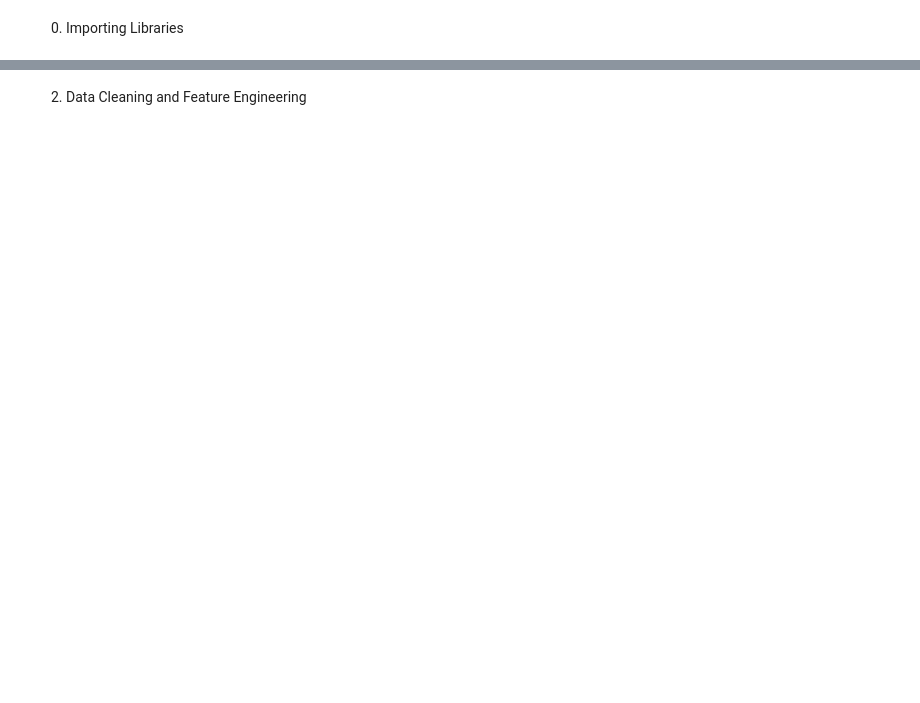
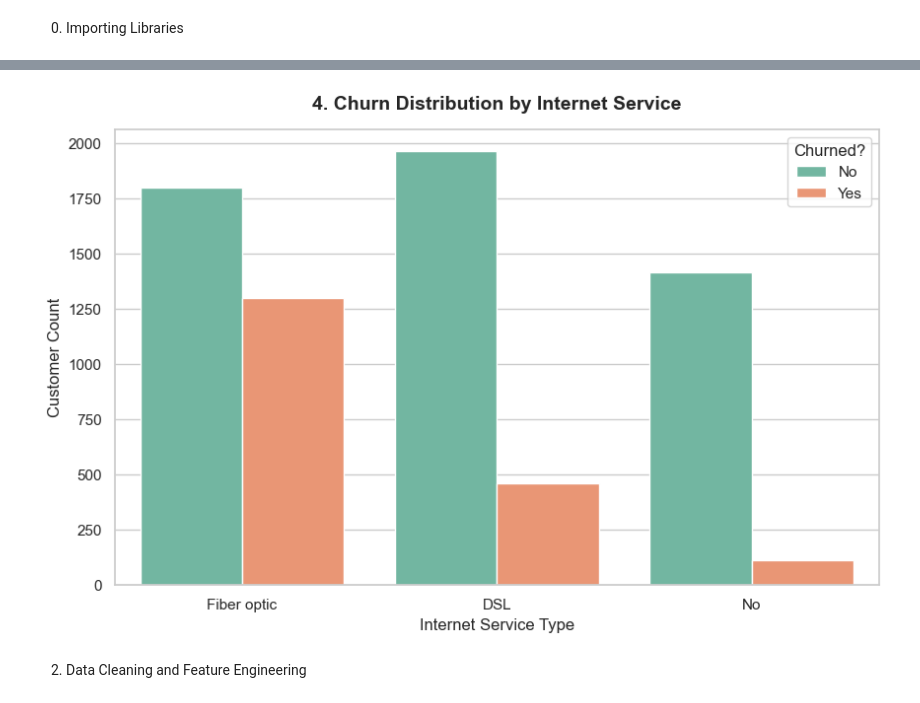
Before and after one commit to SymRaza/Customer-Churn-Predictor, a Jupyter notebook: churn_predictor.ipynb, the cells around one changed output, grey strips where cells are left out. Saved outputs shown, nothing was run; the diff lists cells and outputs as text; code cells hidden in the pictures; blank space fills up the shorter version.

```diff
--- a/churn_predictor.ipynb
+++ b/churn_predictor.ipynb
@@ -35,2 +109,20 @@ Sayem
+# %%
+plt.figure(figsize=(10, 6))
+
+# Order internet services by frequency
+internet_order = df['InternetService'].value_counts().index
+
+# Create a grouped count plot for internet service type
+sns.countplot(data=df, x='InternetService', hue='Churn', palette='Set2', order=internet_order)
+
+# Titles and layout
+plt.title('4. Churn Distribution by Internet Service', fontsize=14, fontweight='bold', pad=15)
+plt.xlabel('Internet Service Type', fontsize=12)
+plt.ylabel('Customer Count', fontsize=12)
+plt.legend(title='Churned?')
+
+plt.show()
+# %% [output]
+[figure, added]
 # %% [markdown]
 2. Data Cleaning and Feature Engineering
```
Also changed, not shown: parts of 12 cells of this notebook, 1 other file.
